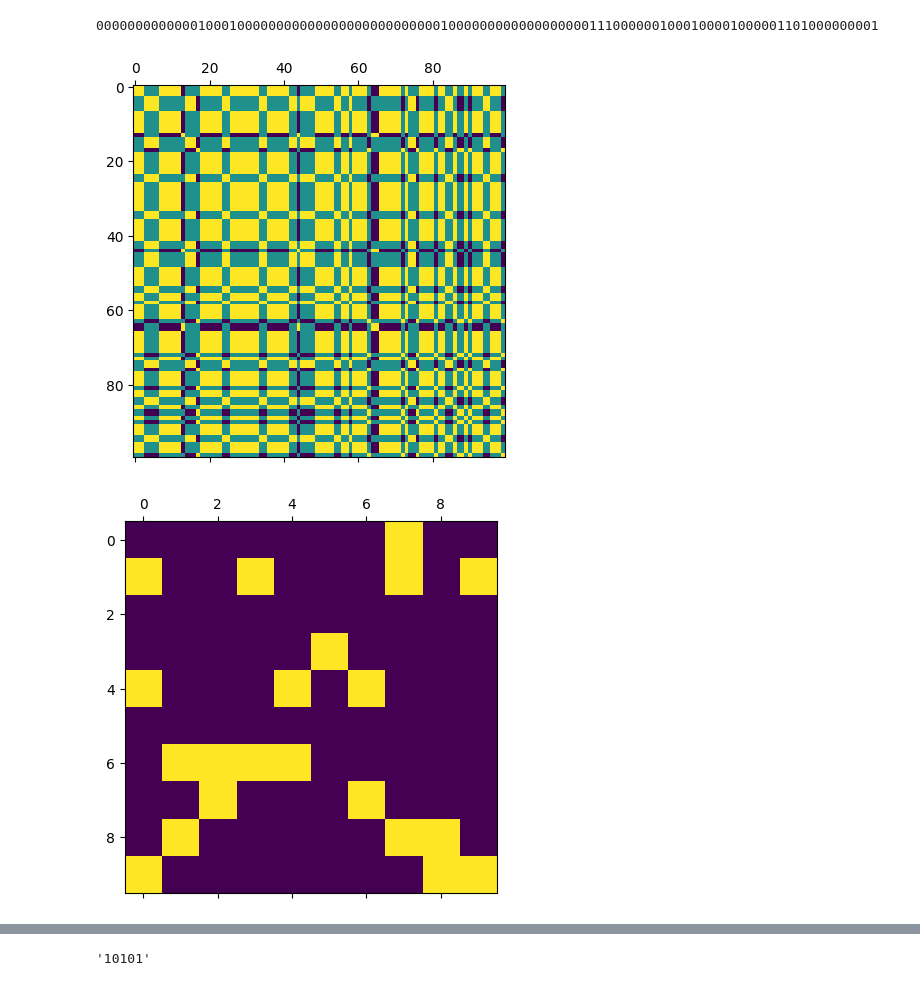
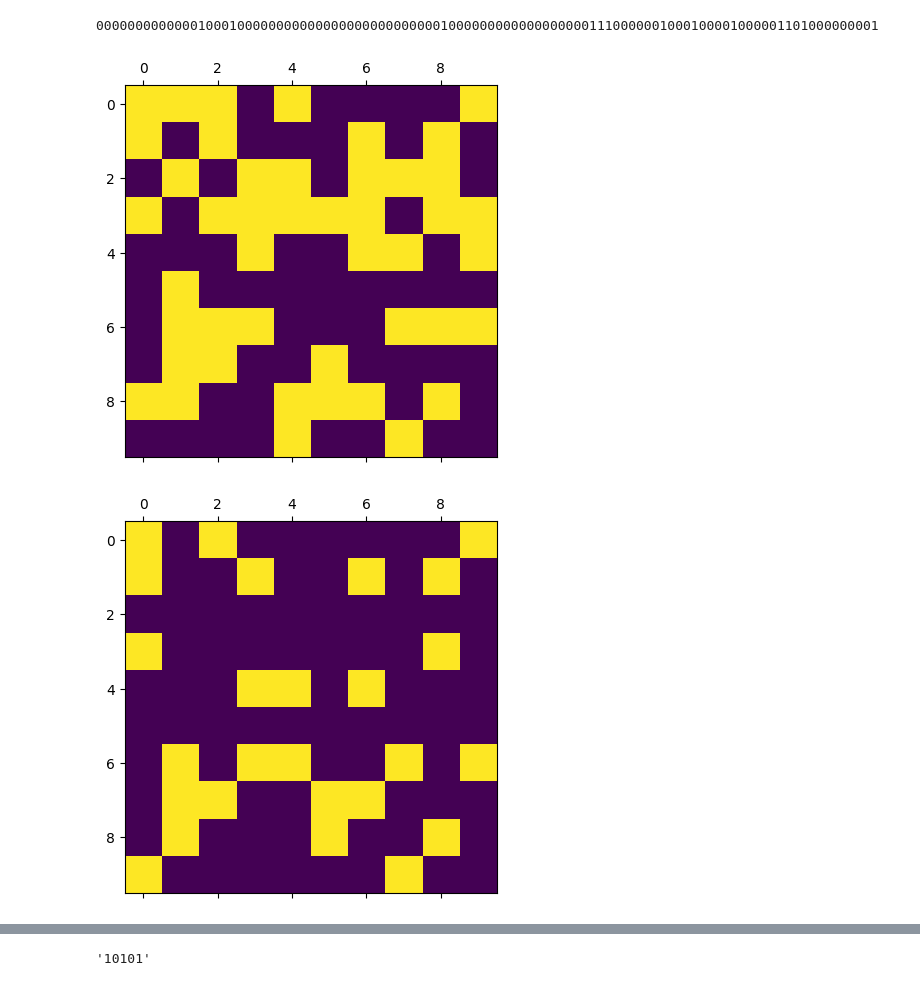
Before and after one commit to Goldartfrog/ComputationalPhysics, a Jupyter notebook: CompPhys/Project 3/Hopfield.ipynb, the cells around one changed output, grey strips where cells are left out. Drawn from its saved outputs; the diff is of its cells as text; code cells hidden in the pictures.

```diff
--- a/CompPhys/Project 3/Hopfield.ipynb
+++ b/CompPhys/Project 3/Hopfield.ipynb
@@ -182,7 +179,8 @@ frownCorrupted = "00000000000000000000000000000000000000000000100000000000000000
 tree = "0001111000000111100000001100000000110000001111111000001100100000110000000011000000001100000000110000"
 # %%
 def messUpString(uh, k):
-    places = np.random.randint(0, len(uh), k)
+    # places = np.random.randint(0, len(uh), k)
+    places = np.random.choice(range(len(uh)), k, replace=False)
     bs = np.array(list(uh), dtype=int)
     mask = np.zeros_like(bs)
     mask[places] = 1
@@ -192,26 +190,26 @@ def messUpString(uh, k):
     for i in temp:
         out = out + str(i)
     return out
-muckedUpFrown = messUpString(frown, 10)
-muckedUpTree = messUpString(tree, 10)
 # %%
+muckedUpFrown = messUpString(frown, 50)
+muckedUpTree = messUpString(tree, 10)
 h = Hopfield(100)
-h.setWeightsFromString([tree, frown])
+h.setWeightsFromString([frown])
 h.setStateFromString(muckedUpFrown)
-plt.matshow(h.weights)
+# plt.matshow(h.weights)
 plt.matshow(h.stateAsImage())
 h.biases = np.ones(100)
 for i in range(80):
     h.update()
 plt.matshow(h.stateAsImage())
 while(not h.hasConverged()):
     h.update()
     # print(h.checkEnergy())
 # for i in range(len(h.weights)):
 #     print(h.weights[i])
 plt.matshow(h.stateAsImage())
 print(h.outputString())
 # %% [output]
 0000000000000100010000000000000000000000000010000000000000000001110000001000100001000001101000000001
-[figure, old version]
+[figure, new version]
-[figure, old version]
+[figure, new version]
```
Also changed, not shown: parts of 10 cells of this notebook, 2 other files.
